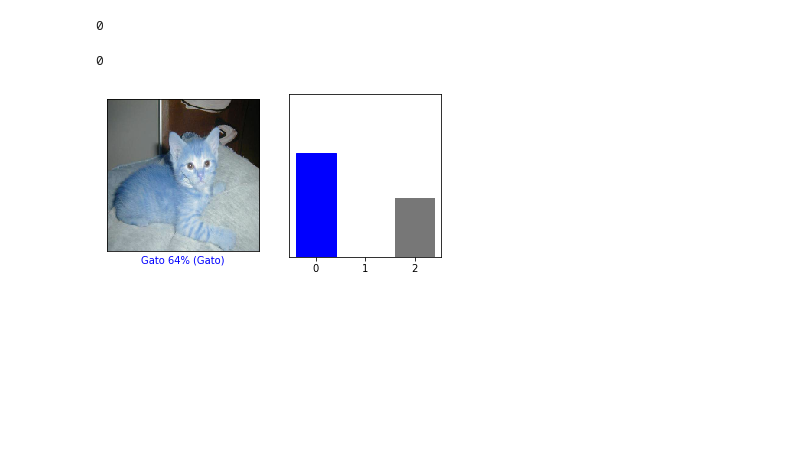
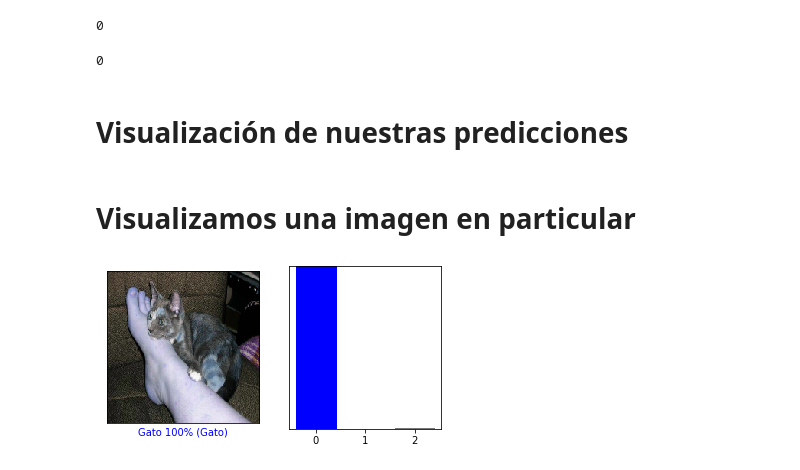
Before and after one commit to alexbonella/Tensorflow2, a Jupyter notebook: Animals_Classifier.ipynb, the cells around one changed output. Cells and saved outputs as stored; diff of their text form; code cells hidden in the pictures; blank space fills up the shorter version.

```diff
--- a/Animals_Classifier.ipynb
+++ b/Animals_Classifier.ipynb
@@ -240,4 +234,5 @@ test_tag = np.array(test_tag)
 # %%
+# Modelo -- 2
 
 model = keras.Sequential([
 
@@ -251,9 +246,10 @@ model = keras.Sequential([
     keras.layers.MaxPool2D(pool_size=(2,2)),
 
     # Aplanar, FC1, FC2 y salida
-    keras.layers.Flatten(),
-    keras.layers.Dense(256, activation='relu'),
-    keras.layers.Dropout(0.5),
-    #keras.layers.Dense(84, activation='relu'),
-    keras.layers.Dense(3, activation='softmax')
+   keras.layers.Flatten(),
+   keras.layers.Dense(256, activation='relu'),
+   keras.layers.Dropout(0.5),
+   keras.layers.Dense(84, activation='relu'),
+   keras.layers.Dropout(0.5),
+   keras.layers.Dense(3, activation='softmax')
 ])
@@ -336,6 +282,6 @@ model.compile(optimizer='sgd',
 # %% [markdown]
 # Entrenamos nuestro modelo
 # %%
-model.fit(train_images, train_tag, epochs=20,batch_size=64,verbose=1)
+model.fit(train_images, train_tag, epochs=300,batch_size=128,verbose=1)
 # %% [output]
 Train on 999 samples
@@ -377,9 +323,11 @@ np.argmax(predictions[4])
 # %% [output]
 0
-# %%
-test_tag[4]
-# %% [output]
-0
+# %%
+test_tag[100] # Etiqueta real
+# %% [output]
+0
+# %% [markdown]
+# Visualización de nuestras predicciones
 # %%
 def plot_image(i, predictions_array, true_label, img):
   predictions_array, true_label, img = predictions_array, true_label[i], img[i]
@@ -411,13 +359,15 @@ def plot_value_array(i, predictions_array, true_label):
 
   thisplot[predicted_label].set_color('red')
   thisplot[true_label].set_color('blue')
+# %% [markdown]
+# Visualizamos una imagen en particular
 # %%
-i = 30
+i = 40
 plt.figure(figsize=(6,3))
 plt.subplot(1,2,1)
 plot_image(i, predictions[i], test_tag, test_images)
 plt.subplot(1,2,2)
 plot_value_array(i, predictions[i],  test_tag)
 plt.show()
 # %% [output]
-[figure, old version]
+[figure, new version]
```
Also changed, not shown: parts of 20 cells of this notebook.
